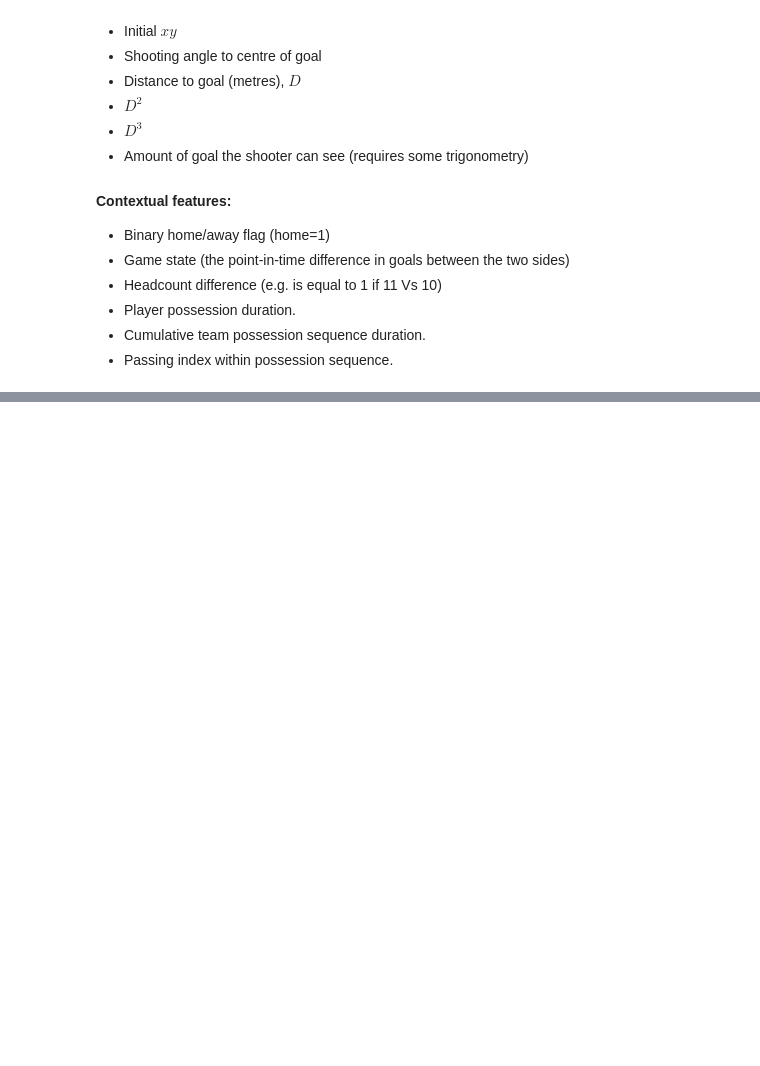
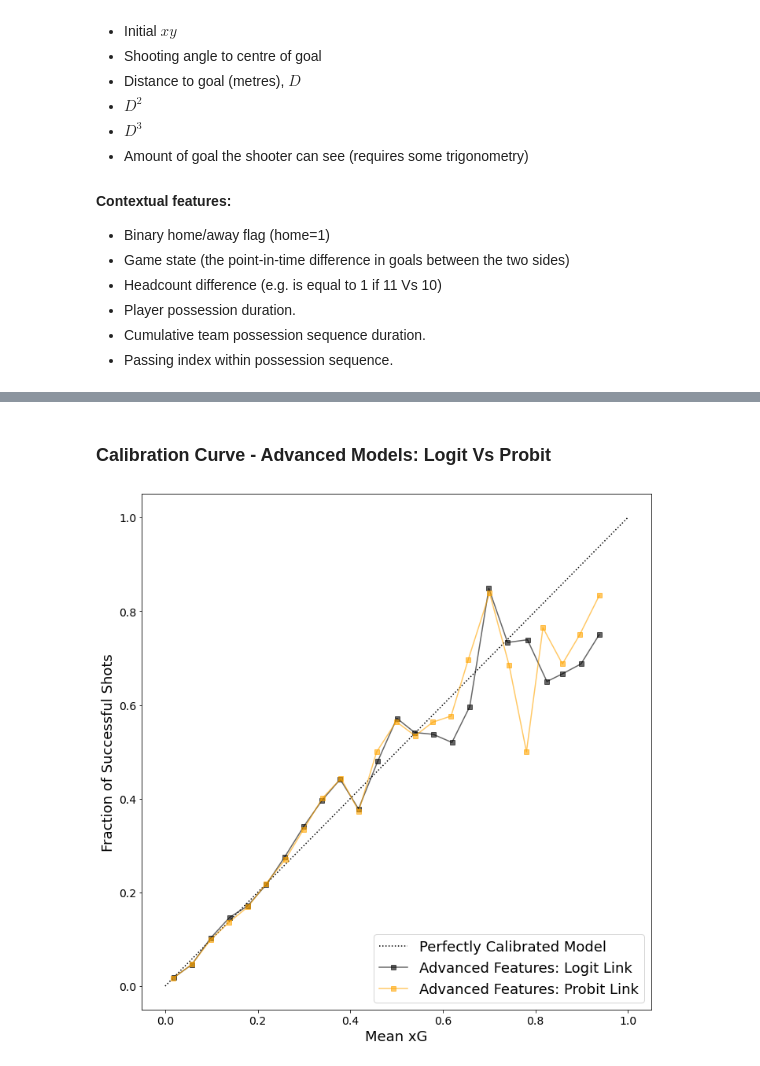
Before and after one commit to christiangilson/MSc-Applied-Statistics-Project-Code, a Jupyter notebook: Modelling/xG/Python Feature Engineering.ipynb, the cells around one changed output, grey strips where cells are left out. Cells and saved outputs as stored; diff of their text form; code cells hidden in the pictures; blank space fills up the shorter version.

```diff
--- a/Modelling/xG/Python Feature Engineering.ipynb
+++ b/Modelling/xG/Python Feature Engineering.ipynb
@@ -174,0 +496,6 @@ Index(['competition', 'season', 'seasonIndex', 'gameMonthIndex', 'matchId',
+# %% [markdown]
+### Calibration Curve - Advanced Models: Logit Vs Probit
+# %%
+plot_calibration_curve(df_shots_test, show_advanced=1, save_output=1)
+# %% [output]
+[figure, added]
```
Also changed, not shown: parts of 32 cells of this notebook.
